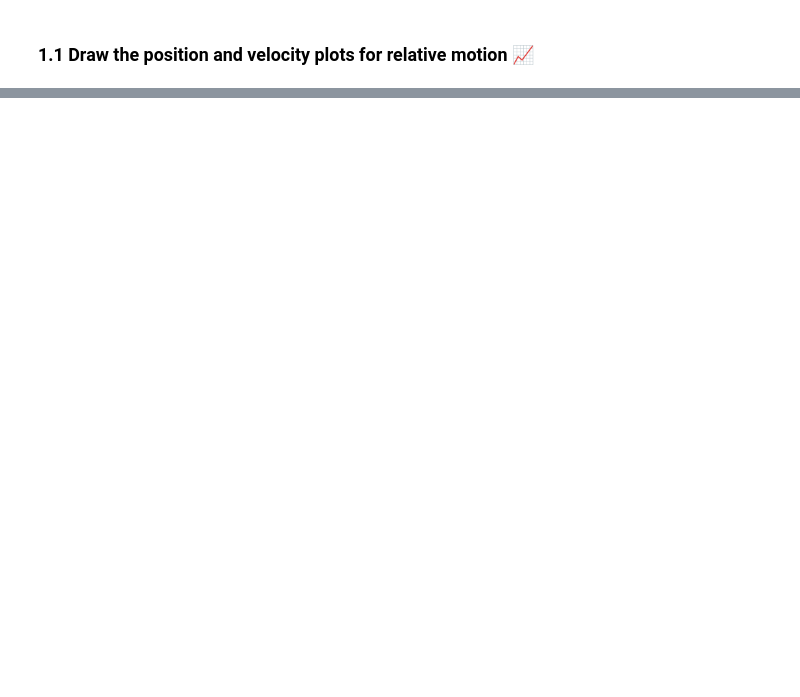
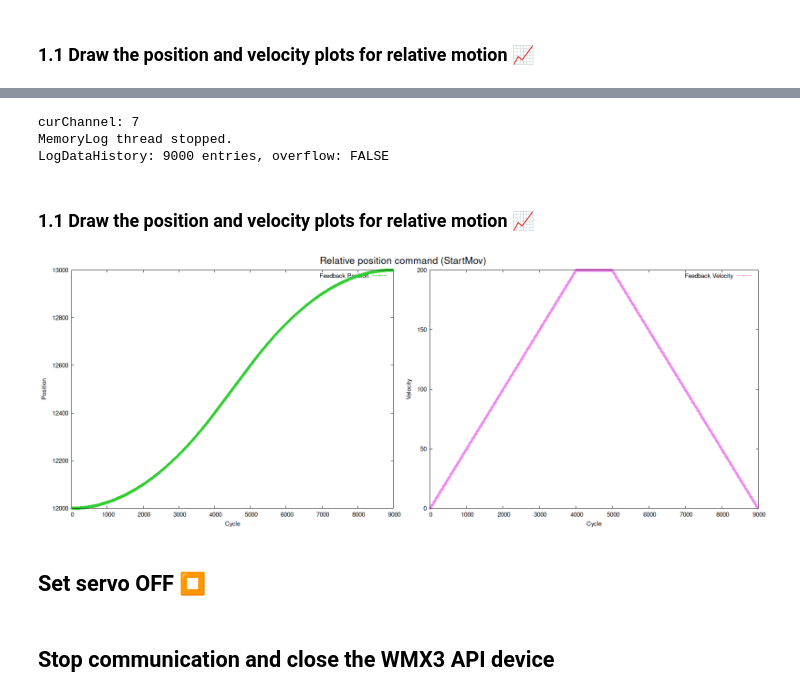
Before and after one commit to kyoungje/lmx-clang-samples, a Jupyter notebook: AbsoluteRelativeMotion.ipynb, the cells around one changed output, grey strips where cells are left out. Saved outputs shown, nothing was run; the diff lists cells and outputs as text; code cells hidden in the pictures; blank space fills up the shorter version.

```diff
--- a/AbsoluteRelativeMotion.ipynb
+++ b/AbsoluteRelativeMotion.ipynb
@@ -140,0 +162,44 @@ StartPos succeeded!
+# %%
+//Set position command parameters
+pos.target = 1000;
+pos.profile.velocity = 200;
+pos.profile.acc = 50;
+pos.profile.dec = 50;
+
+uint8_t logChannel = wmx3ClangUtil.startLog();
+if (logChannel < 0) {
+    throw std::runtime_error("Failed to execute startLog");
+}
+
+//Execute absolute position command to 10000
+ret = wmx3LibCore.motion->StartMov(&pos);
+if (ret != ErrorCode::None) {
+    wmx3LibCore.ErrorToString(ret, errString, sizeof(errString));
+    std::cerr << "Failed to execute StartMov. Error=" << ret << " (" << errString << ")" << std::endl;
+    throw std::runtime_error("WMX API exception");
+}
+
+//Block execution until motion is finished
+ret = wmx3LibCore.motion->Wait(0);
+if (ret != ErrorCode::None) {
+    wmx3LibCore.ErrorToString(ret, errString, sizeof(errString));
+    std::cerr << "Failed to execute Wait. Error=" << ret << " (" << errString << ")" << std::endl;
+    throw std::runtime_error("WMX API exception");
+}
+
+wmx3ClangUtil.pauseLog(logChannel);
+# %% [output]
+curChannel: 7
+MemoryLog thread stopped.
+LogDataHistory: 9000 entries, overflow: FALSE
+# %% [markdown]
+### 1.1 Draw the position and velocity plots for relative motion 📈
+# %%
+wmx3ClangUtil.drawPlots("Relative position command (StartMov)", "startmov_result.png");
+xcpp::clear_output(true);  // Clear output with preventing flickering
+im::image logplot("startmov_result.png");
+logplot
+# %% [output]
+[figure, added]
+# %% [markdown]
+## Set servo OFF ⏹️
@@ -140,0 +219,2 @@ StartPos succeeded!
+# %% [markdown]
+## Stop communication and close the WMX3 API device
```
Also changed, not shown: parts of 8 cells of this notebook, 3 other files.
